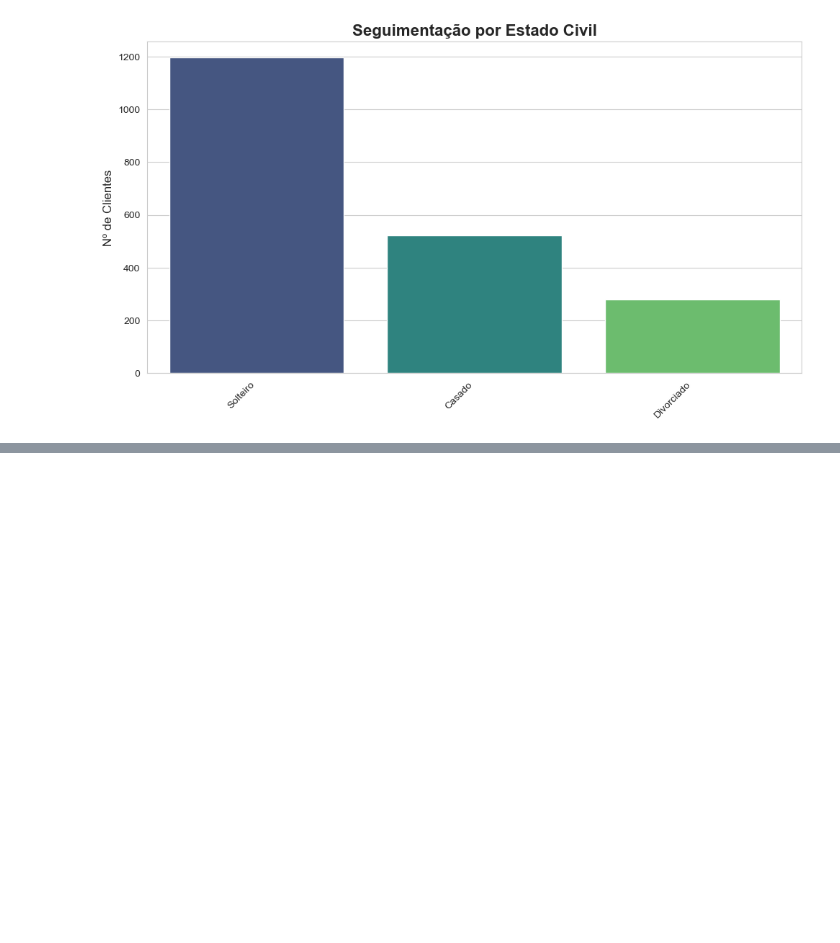
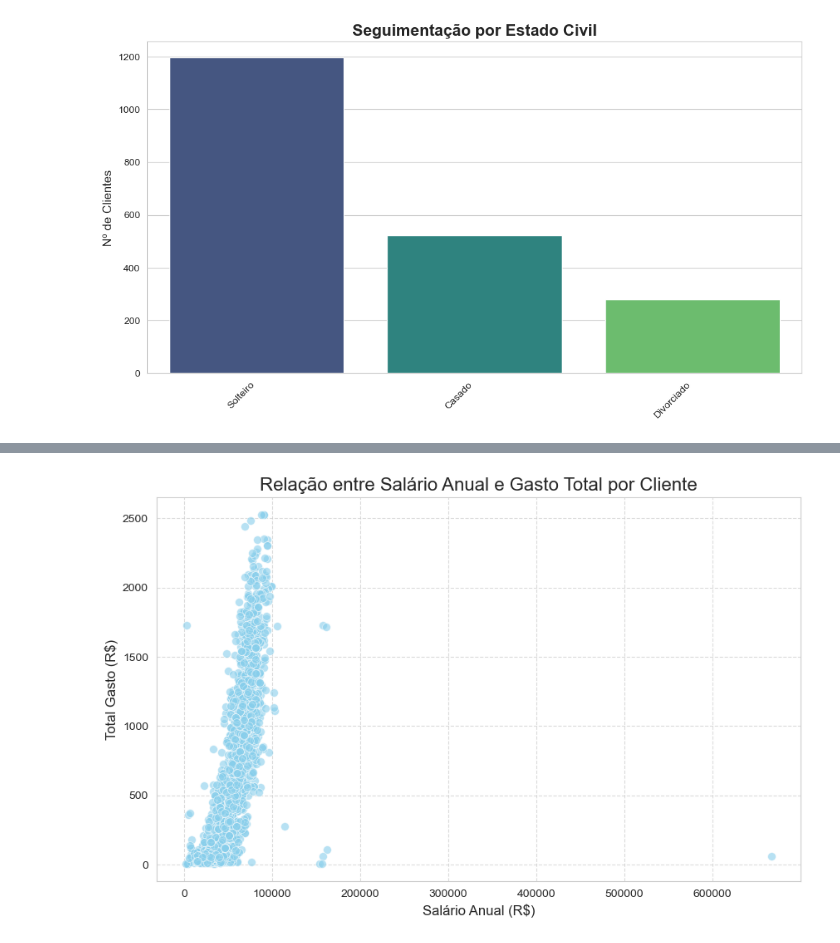
Before and after one commit to leojutsu/Analise_Comercial_Python, a Jupyter notebook: Marketing.ipynb, the cells around one changed output, grey strips where cells are left out. Cells and saved outputs as stored; diff of their text form; code cells hidden in the pictures; blank space fills up the shorter version.

Commit message:
Plot sns.scatterplot

```diff
--- a/Marketing.ipynb
+++ b/Marketing.ipynb
@@ -158,0 +173,4 @@ plt.show()
+# %%
+gasto_total = ['Gasto com Eletronicos', 'Gasto com Brinquedos', 'Gasto com Moveis', 'Gasto com Utilidades', 'Gasto com Alimentos','Gasto com Vestuario']
+# %%
+df['Gasto Total'] = df[gasto_total].sum(axis=1)
@@ -158,0 +186,25 @@ plt.show()
+# %%
+plt.figure(figsize=(10, 6))
+
+sns.scatterplot(
+    x='Salario Anual',
+    y='Gasto Total',
+    data=df,
+    color='skyblue', # Define uma cor única para todos os pontos
+    s=50, # Tamanho dos Pontos
+    alpha=0.6 # Transparência dos Pontos (útil para ver a densidade)
+)
+
+# Título e Rótolos
+
+plt.title('Relação entre Salário Anual e Gasto Total por Cliente', fontsize=16)
+plt.xlabel('Salário Anual (R$)', fontsize=12)
+plt.ylabel('Total Gasto (R$)', fontsize=12)
+
+# Grade
+
+plt.grid(True, linestyle='--', alpha=0.7)
+
+plt.show()
+# %% [output]
+[figure, added]
```
Also changed, not shown: parts of 3 cells of this notebook.
